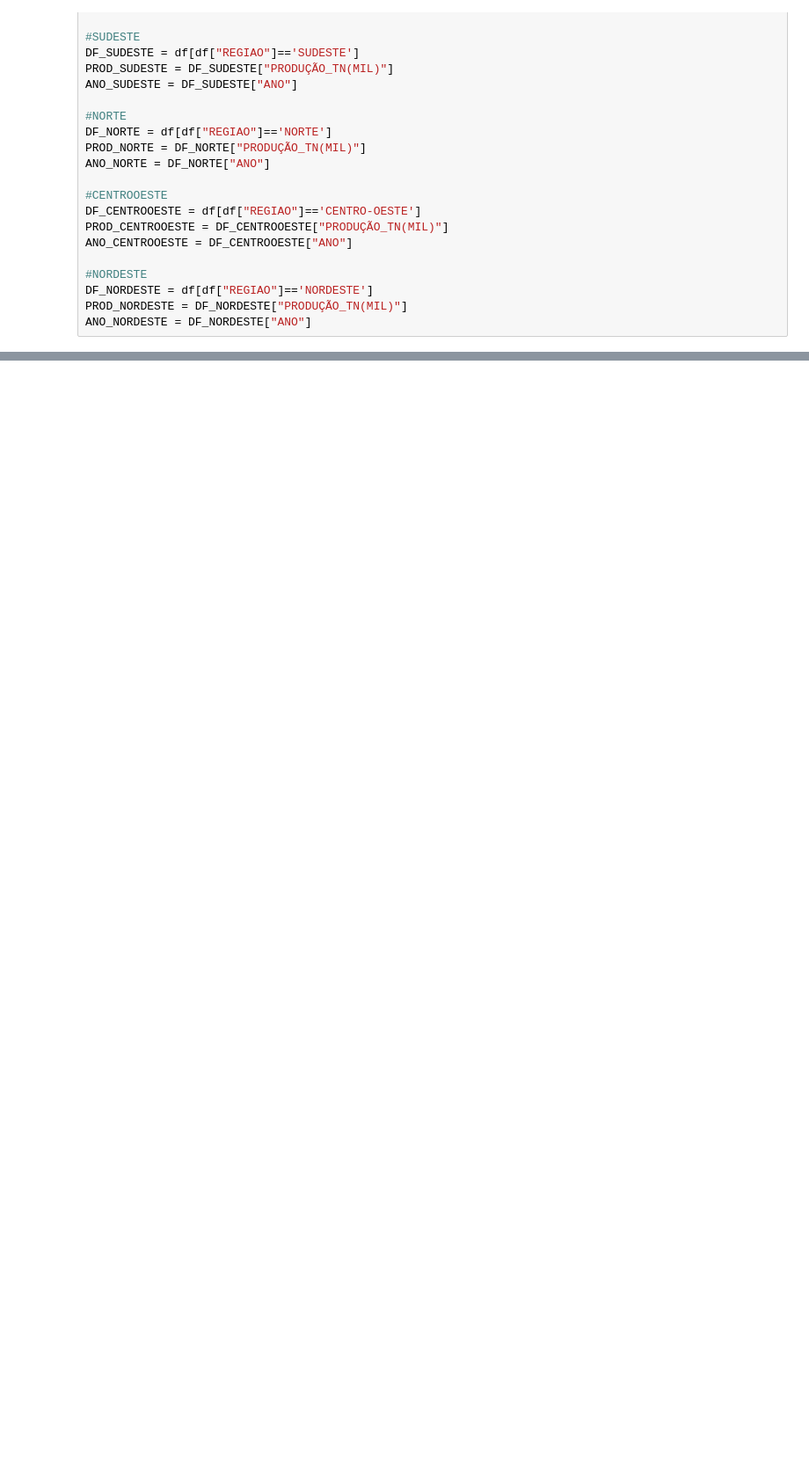
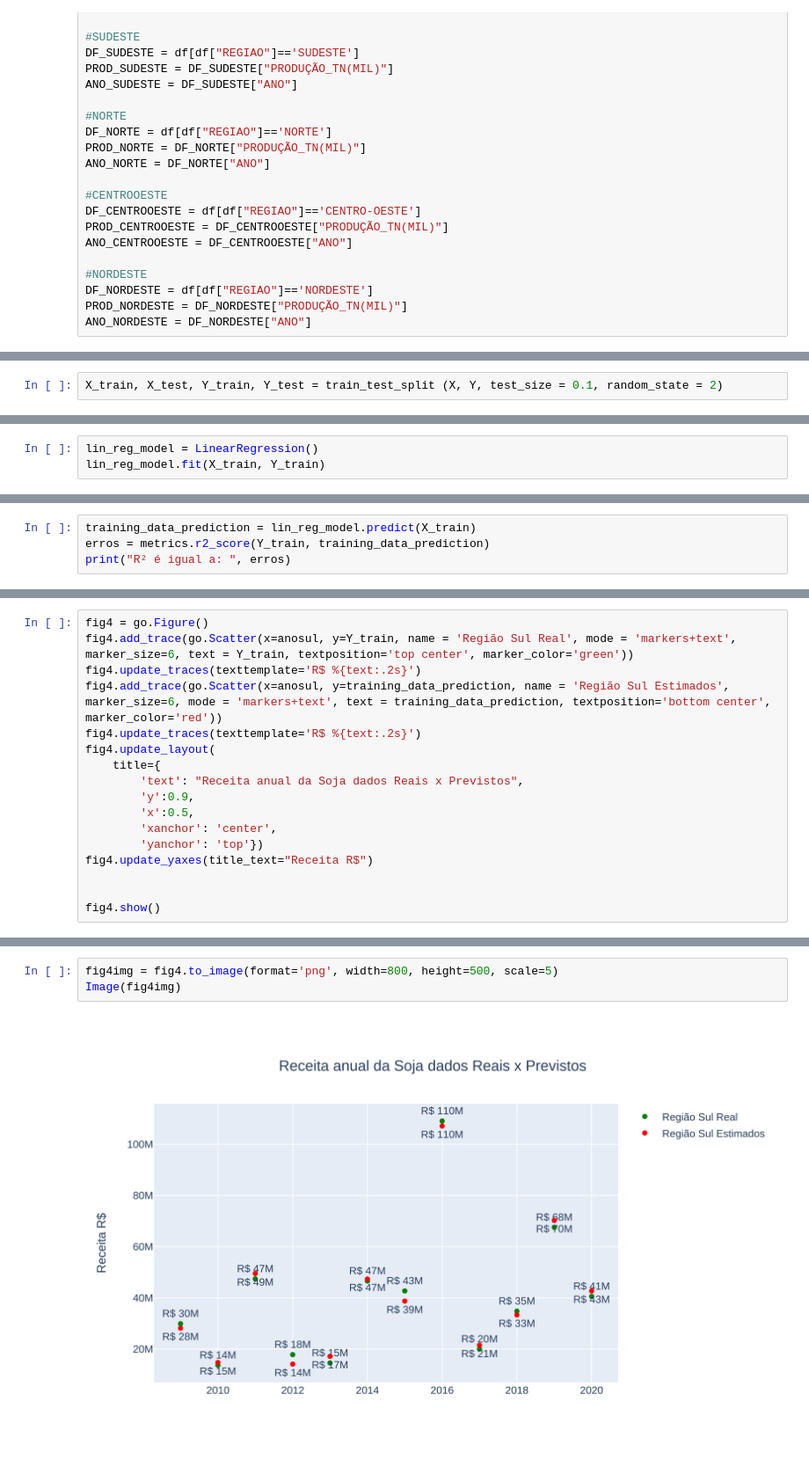
Before and after one commit to estevaocardoso/projetos-estevao, a Jupyter notebook: PROJETO_SOJA.ipynb, the cells around one changed output, grey strips where cells are left out. Shown: that part at 88% size. Drawn from its saved outputs; the diff is of its cells as text; blank space fills up the shorter version.

```diff
--- a/PROJETO_SOJA.ipynb
+++ b/PROJETO_SOJA.ipynb
@@ -113,0 +193,2 @@ Image(img_bytes)
+# %%
+X_train, X_test, Y_train, Y_test = train_test_split (X, Y, test_size = 0.1, random_state = 2)
@@ -113,0 +197,3 @@ Image(img_bytes)
+# %%
+lin_reg_model = LinearRegression()
+lin_reg_model.fit(X_train, Y_train)
@@ -113,0 +204,4 @@ Image(img_bytes)
+# %%
+training_data_prediction = lin_reg_model.predict(X_train)
+erros = metrics.r2_score(Y_train, training_data_prediction)
+print("R² é igual a: ", erros)
@@ -113,0 +217,17 @@ Image(img_bytes)
+# %%
+fig4 = go.Figure()
+fig4.add_trace(go.Scatter(x=anosul, y=Y_train, name = 'Região Sul Real', mode = 'markers+text', marker_size=6, text = Y_train, textposition='top center', marker_color='green'))
+fig4.update_traces(texttemplate='R$ %{text:.2s}')
+fig4.add_trace(go.Scatter(x=anosul, y=training_data_prediction, name = 'Região Sul Estimados', marker_size=6, mode = 'markers+text', text = training_data_prediction, textposition='bottom center', marker_color='red'))
+fig4.update_traces(texttemplate='R$ %{text:.2s}')
+fig4.update_layout(
+    title={
+        'text': "Receita anual da Soja dados Reais x Previstos",
+        'y':0.9,
+        'x':0.5,
+        'xanchor': 'center',
+        'yanchor': 'top'})
+fig4.update_yaxes(title_text="Receita R$")
+
+
+fig4.show()
@@ -113,0 +236,5 @@ Image(img_bytes)
+# %%
+fig4img = fig4.to_image(format='png', width=800, height=500, scale=5)
+Image(fig4img)
+# %% [output]
+[figure, added]
```
Also changed, not shown: parts of 22 cells of this notebook.
